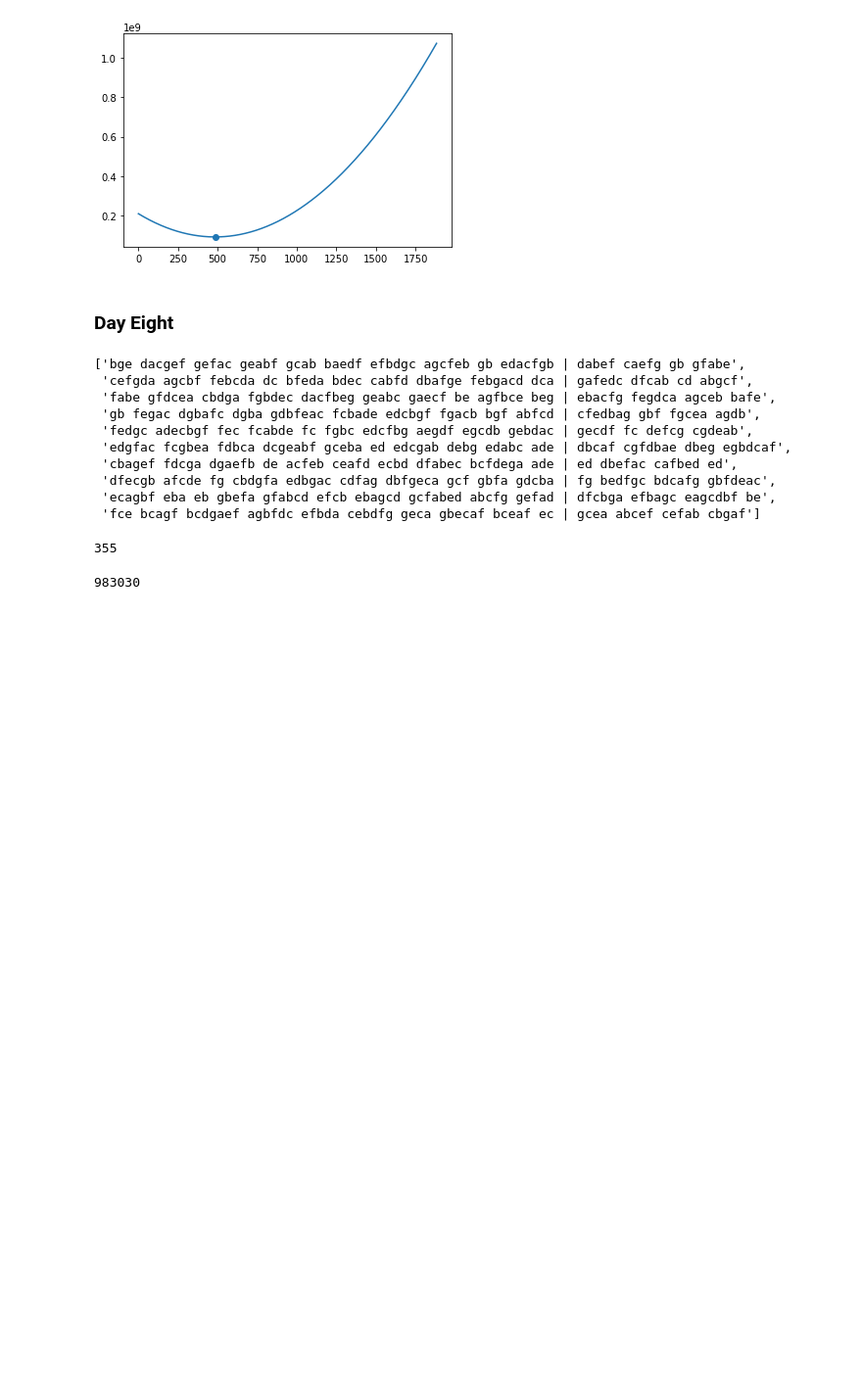
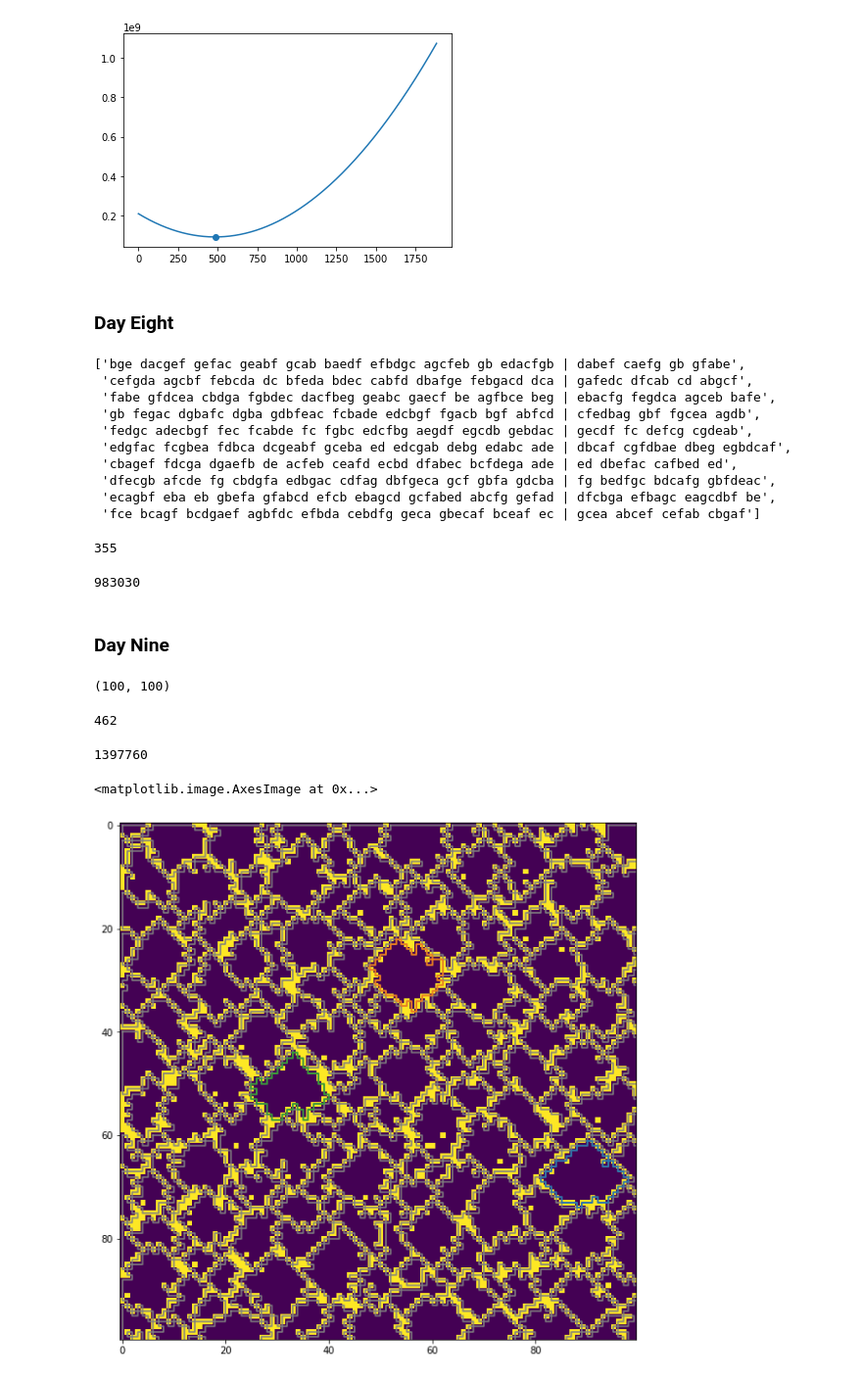
Before and after one commit to dt99jay/Advent-of-Code-2021, a Jupyter notebook: Advent of Code.ipynb, the cells around one changed output. Shown at 98% size. Cells and saved outputs as stored; diff of their text form; code cells hidden in the pictures; blank space fills up the shorter version.

Commit message:
Day Nine

```diff
--- a/Advent of Code.ipynb
+++ b/Advent of Code.ipynb
@@ -354,3 +358,52 @@ for signal, output in zip(signals, outputs):
 sum(totals)
 # %% [output]
 983030
+# %% [markdown]
+### Day Nine
+# %%
+# Input
+
+with open("day_nine_input.txt") as f:
+    data = np.genfromtxt(f, delimiter=1, dtype=np.int16)
+data.shape
+# %% [output]
+(100, 100)
+# %%
+# Part One
+
+from scipy import ndimage
+
+mins = ndimage.minimum_filter(data, footprint=np.array([[0,1,0],[1,1,1],[0,1,0]]))
+
+lows = data[data==mins]
+np.sum(lows[lows!=9]+1)
+# %% [output]
+462
+# %%
+# Part Two
+
+from rasterio.features import shapes
+from shapely.geometry import shape
+
+basins = []
+for polygon, _ in shapes(np.ones(data.shape, dtype=np.int16), mask=(data!=9)):
+    basins.append(shape(polygon))
+
+# Could presumably use rasterio's shapes to get low points in part one too
+
+int(np.product([p.area for p in sorted(basins, reverse=True, key=lambda p: p.area)[:3]]))
+# %% [output]
+1397760
+# %%
+import matplotlib.pyplot as plt
+
+fig, ax = plt.subplots(1,1, figsize=(10,10))
+
+for basin in basins:
+    ax.plot(*basin.exterior.xy, c="grey")
+for basin in sorted(basins, reverse=True, key=lambda p: p.area)[:3]:
+    ax.plot(*basin.exterior.xy)
+ax.imshow(data==9)
+# %% [output]
+<matplotlib.image.AxesImage at 0x...>
+[figure, added]
```
Also changed, not shown: parts of 5 cells of this notebook, 1 other file.
